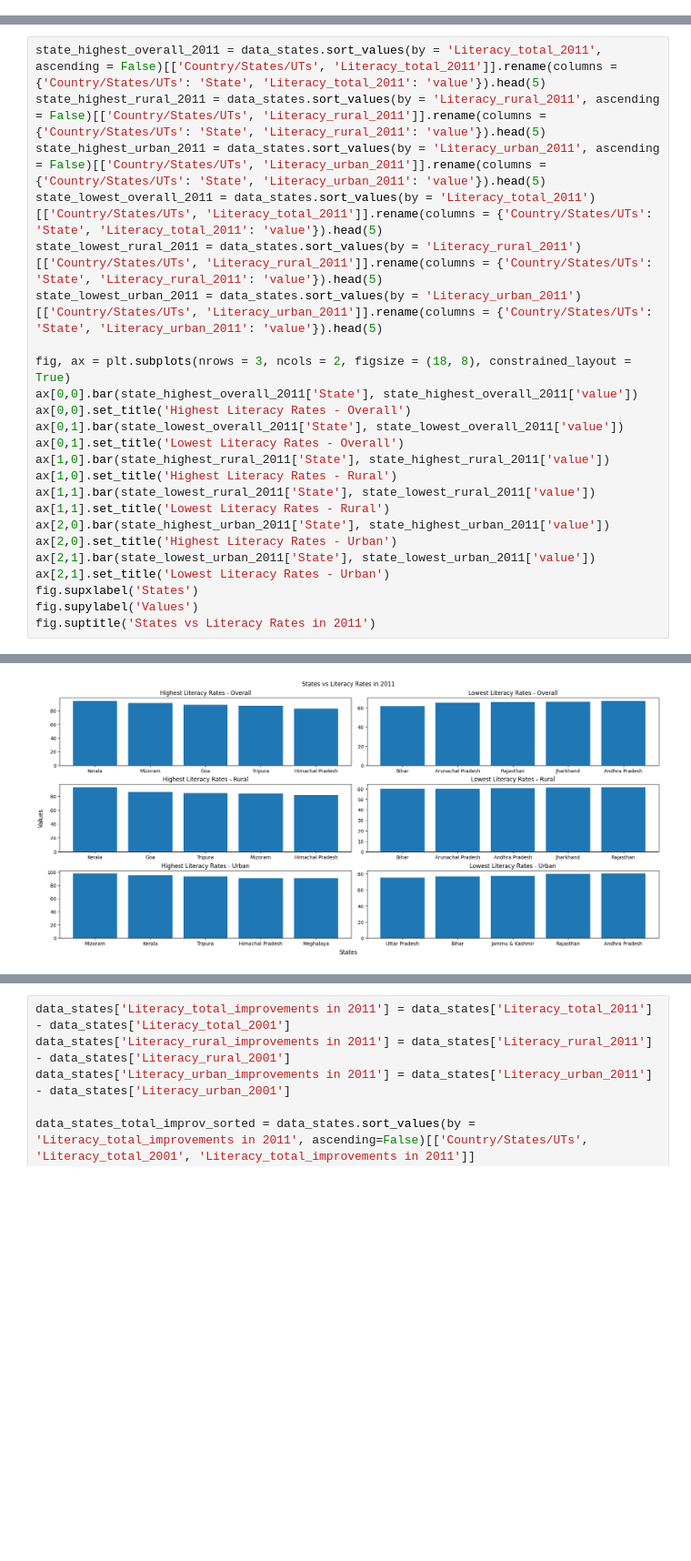
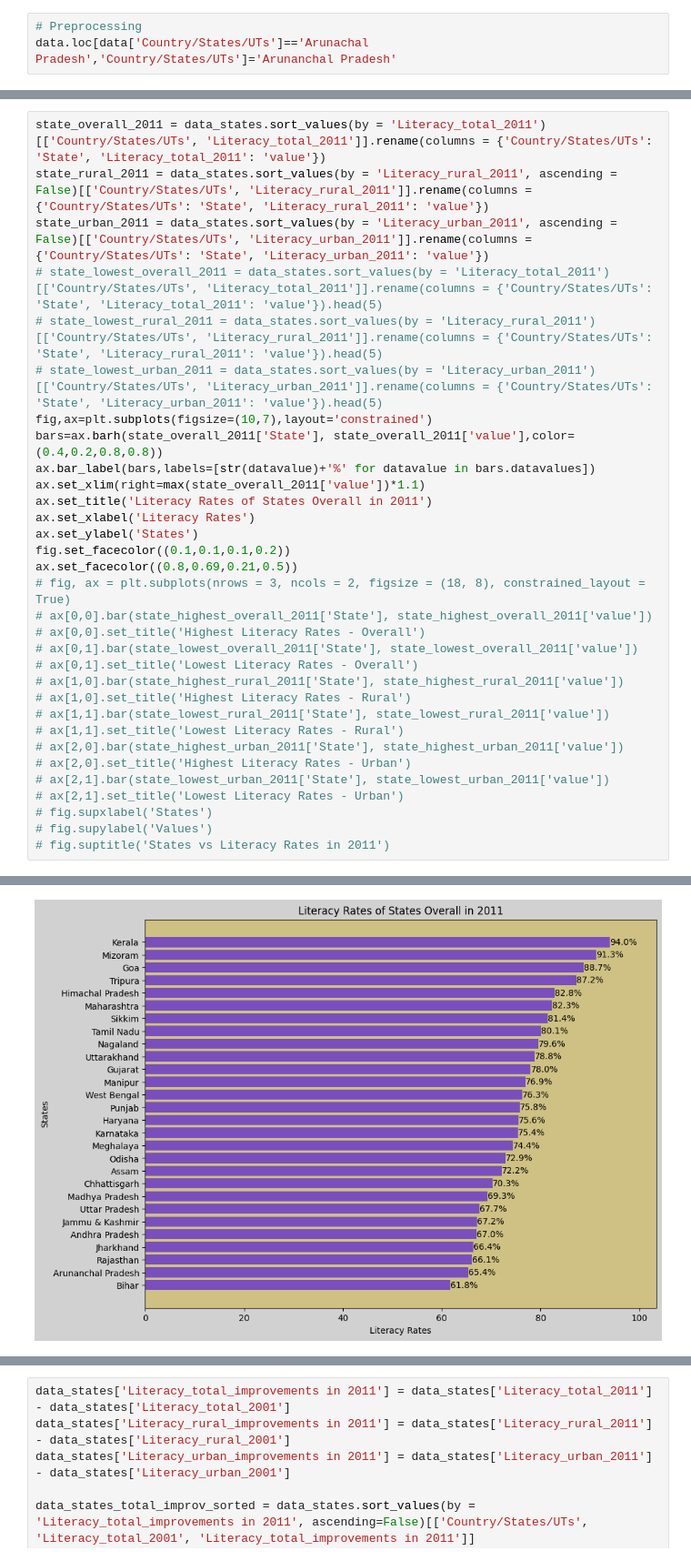
Before and after one commit to ROHIT779/ml-projects, a Jupyter notebook: goi-literacy-rates-2001-2011/goi_literacy_rates.ipynb, the cells around one changed output, grey strips where cells are left out. Shown at 91% size. Cells and saved outputs as stored; diff of their text form; blank space fills up the shorter version.

```diff
--- a/goi-literacy-rates-2001-2011/goi_literacy_rates.ipynb
+++ b/goi-literacy-rates-2001-2011/goi_literacy_rates.ipynb
@@ -37,0 +28,3 @@ data.head()
+# %%
+# Preprocessing
+data.loc[data['Country/States/UTs']=='Arunachal Pradesh','Country/States/UTs']='Arunanchal Pradesh'
@@ -95,25 +89,33 @@ Text(0.5, 0.98, 'UTs vs Literacy Rates in 2001')
 # %%
-state_highest_overall_2011 = data_states.sort_values(by = 'Literacy_total_2011', ascending = False)[['Country/States/UTs', 'Literacy_total_2011']].rename(columns = {'Country/States/UTs': 'State', 'Literacy_total_2011': 'value'}).head(5)
-state_highest_rural_2011 = data_states.sort_values(by = 'Literacy_rural_2011', ascending = False)[['Country/States/UTs', 'Literacy_rural_2011']].rename(columns = {'Country/States/UTs': 'State', 'Literacy_rural_2011': 'value'}).head(5)
-state_highest_urban_2011 = data_states.sort_values(by = 'Literacy_urban_2011', ascending = False)[['Country/States/UTs', 'Literacy_urban_2011']].rename(columns = {'Country/States/UTs': 'State', 'Literacy_urban_2011': 'value'}).head(5)
-state_lowest_overall_2011 = data_states.sort_values(by = 'Literacy_total_2011')[['Country/States/UTs', 'Literacy_total_2011']].rename(columns = {'Country/States/UTs': 'State', 'Literacy_total_2011': 'value'}).head(5)
-state_lowest_rural_2011 = data_states.sort_values(by = 'Literacy_rural_2011')[['Country/States/UTs', 'Literacy_rural_2011']].rename(columns = {'Country/States/UTs': 'State', 'Literacy_rural_2011': 'value'}).head(5)
-state_lowest_urban_2011 = data_states.sort_values(by = 'Literacy_urban_2011')[['Country/States/UTs', 'Literacy_urban_2011']].rename(columns = {'Country/States/UTs': 'State', 'Literacy_urban_2011': 'value'}).head(5)
-
-fig, ax = plt.subplots(nrows = 3, ncols = 2, figsize = (18, 8), constrained_layout = True)
-ax[0,0].bar(state_highest_overall_2011['State'], state_highest_overall_2011['value'])
-ax[0,0].set_title('Highest Literacy Rates - Overall')
-ax[0,1].bar(state_lowest_overall_2011['State'], state_lowest_overall_2011['value'])
-ax[0,1].set_title('Lowest Literacy Rates - Overall')
-ax[1,0].bar(state_highest_rural_2011['State'], state_highest_rural_2011['value'])
-ax[1,0].set_title('Highest Literacy Rates - Rural')
-ax[1,1].bar(state_lowest_rural_2011['State'], state_lowest_rural_2011['value'])
-ax[1,1].set_title('Lowest Literacy Rates - Rural')
-ax[2,0].bar(state_highest_urban_2011['State'], state_highest_urban_2011['value'])
-ax[2,0].set_title('Highest Literacy Rates - Urban')
-ax[2,1].bar(state_lowest_urban_2011['State'], state_lowest_urban_2011['value'])
-ax[2,1].set_title('Lowest Literacy Rates - Urban')
-fig.supxlabel('States')
-fig.supylabel('Values')
-fig.suptitle('States vs Literacy Rates in 2011')
+state_overall_2011 = data_states.sort_values(by = 'Literacy_total_2011')[['Country/States/UTs', 'Literacy_total_2011']].rename(columns = {'Country/States/UTs': 'State', 'Literacy_total_2011': 'value'})
+state_rural_2011 = data_states.sort_values(by = 'Literacy_rural_2011', ascending = False)[['Country/States/UTs', 'Literacy_rural_2011']].rename(columns = {'Country/States/UTs': 'State', 'Literacy_rural_2011': 'value'})
+state_urban_2011 = data_states.sort_values(by = 'Literacy_urban_2011', ascending = False)[['Country/States/UTs', 'Literacy_urban_2011']].rename(columns = {'Country/States/UTs': 'State', 'Literacy_urban_2011': 'value'})
+# state_lowest_overall_2011 = data_states.sort_values(by = 'Literacy_total_2011')[['Country/States/UTs', 'Literacy_total_2011']].rename(columns = {'Country/States/UTs': 'State', 'Literacy_total_2011': 'value'}).head(5)
+# state_lowest_rural_2011 = data_states.sort_values(by = 'Literacy_rural_2011')[['Country/States/UTs', 'Literacy_rural_2011']].rename(columns = {'Country/States/UTs': 'State', 'Literacy_rural_2011': 'value'}).head(5)
+# state_lowest_urban_2011 = data_states.sort_values(by = 'Literacy_urban_2011')[['Country/States/UTs', 'Literacy_urban_2011']].rename(columns = {'Country/States/UTs': 'State', 'Literacy_urban_2011': 'value'}).head(5)
+fig,ax=plt.subplots(figsize=(10,7),layout='constrained')
+bars=ax.barh(state_overall_2011['State'], state_overall_2011['value'],color=(0.4,0.2,0.8,0.8))
+ax.bar_label(bars,labels=[str(datavalue)+'%' for datavalue in bars.datavalues])
+ax.set_xlim(right=max(state_overall_2011['value'])*1.1)
+ax.set_title('Literacy Rates of States Overall in 2011')
+ax.set_xlabel('Literacy Rates')
+ax.set_ylabel('States')
+fig.set_facecolor((0.1,0.1,0.1,0.2))
+ax.set_facecolor((0.8,0.69,0.21,0.5))
+# fig, ax = plt.subplots(nrows = 3, ncols = 2, figsize = (18, 8), constrained_layout = True)
+# ax[0,0].bar(state_highest_overall_2011['State'], state_highest_overall_2011['value'])
+# ax[0,0].set_title('Highest Literacy Rates - Overall')
+# ax[0,1].bar(state_lowest_overall_2011['State'], state_lowest_overall_2011['value'])
+# ax[0,1].set_title('Lowest Literacy Rates - Overall')
+# ax[1,0].bar(state_highest_rural_2011['State'], state_highest_rural_2011['value'])
+# ax[1,0].set_title('Highest Literacy Rates - Rural')
+# ax[1,1].bar(state_lowest_rural_2011['State'], state_lowest_rural_2011['value'])
+# ax[1,1].set_title('Lowest Literacy Rates - Rural')
+# ax[2,0].bar(state_highest_urban_2011['State'], state_highest_urban_2011['value'])
+# ax[2,0].set_title('Highest Literacy Rates - Urban')
+# ax[2,1].bar(state_lowest_urban_2011['State'], state_lowest_urban_2011['value'])
+# ax[2,1].set_title('Lowest Literacy Rates - Urban')
+# fig.supxlabel('States')
+# fig.supylabel('Values')
+# fig.suptitle('States vs Literacy Rates in 2011')
 # %% [output]
@@ -121 +122 @@ Text(0.5, 0.98, 'States vs Literacy Rates in 2011')
-[figure, old version]
+[figure, new version]
```
Also changed, not shown: parts of 38 cells of this notebook, 7 other files.
